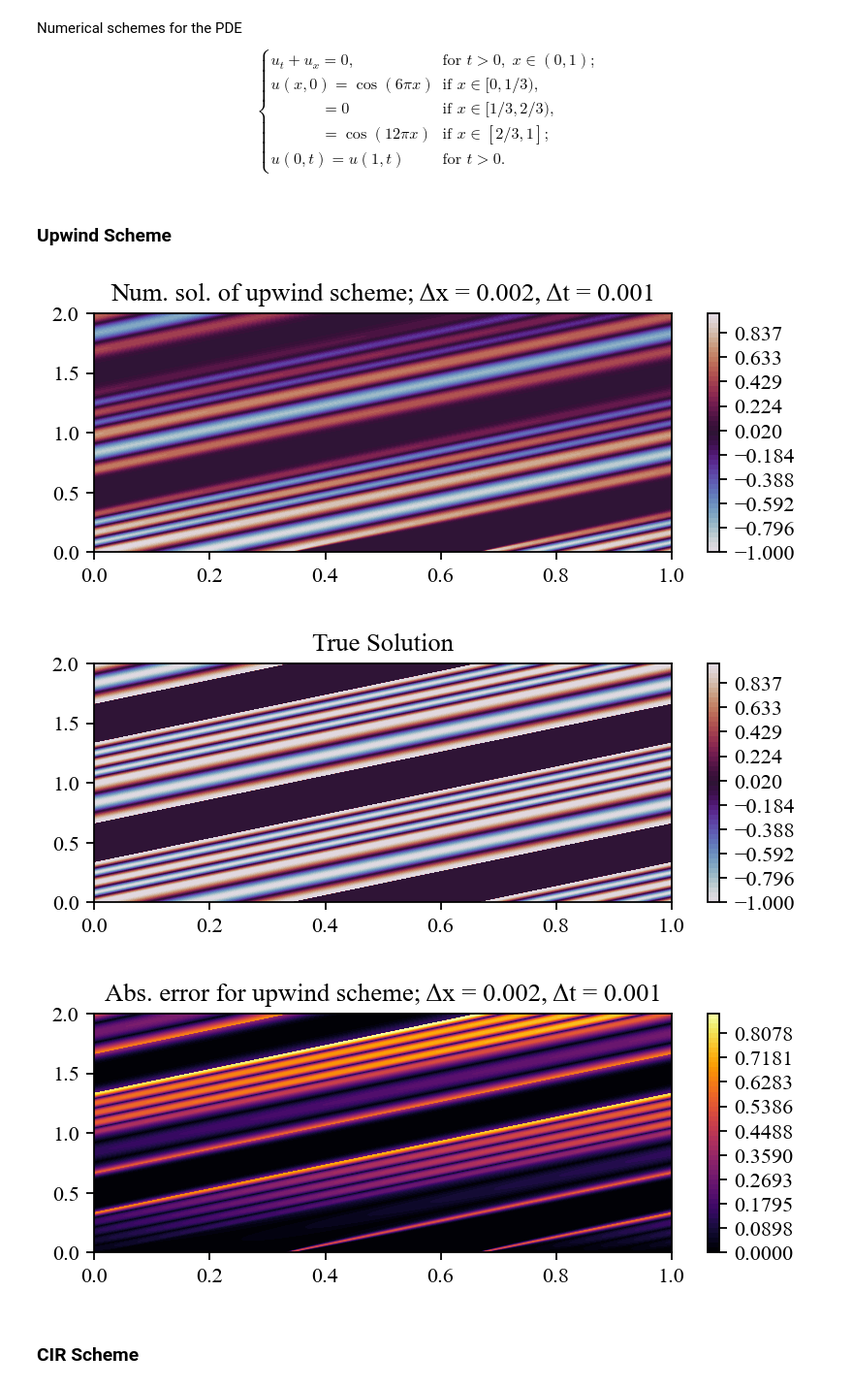
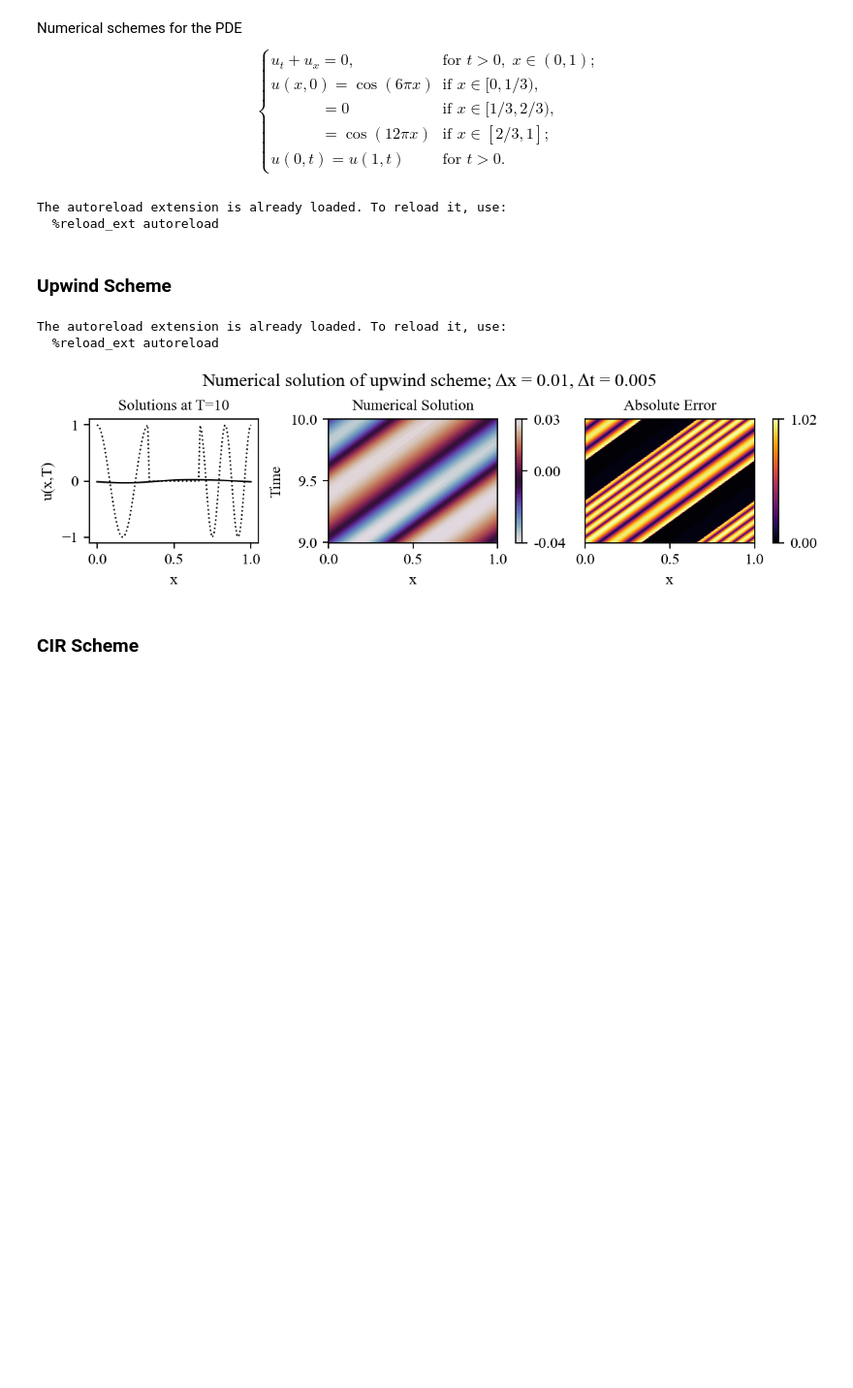
Before and after one commit to Brendan-Shrader/Intro-Numerical-Methods-for-PDEs, a Jupyter notebook: HW2/main.ipynb, the cells around one changed output. Shown at 97% size. Cells and saved outputs as stored; diff of their text form; code cells hidden in the pictures; blank space fills up the shorter version.

```diff
--- a/HW2/main.ipynb
+++ b/HW2/main.ipynb
@@ -8,9 +8,14 @@ $$\begin{cases}
     u(0,t) = u(1,t) & \text{for } t > 0.
 \end{cases}$$
 # %%
+%load_ext autoreload
+%autoreload 2
+
+%matplotlib ipympl
 import numpy as np
 import matplotlib.pyplot as plt
 from matplotlib import colormaps
+import matplotlib.animation as animation
 import schemes
 import aux_funcs
 import plotting
@@ -50,7 +55,7 @@ class PDEClass:
         match method:
             case 'upwind':
                 solutionMatrix = schemes.solveUpwind(self)
-            case 'LF':
+            case 'LaxFriedrichs':
                 solutionMatrix = schemes.solveLaxFriedrichs(self)
             case 'CIR':
                 solutionMatrix = schemes.solveCIRoptimized(self)
@@ -60,31 +65,40 @@ class PDEClass:
                 solutionMatrix = schemes.solveMacCormack(self)
             case 'CIR-BFECC':
                 solutionMatrix = schemes.solveCIRBFECCoptimized(self)
+            case 'ImplicitLaxWendroff':
+                solutionMatrix = schemes.solveImplicitLaxWendroff(self)
 
         self.solutionMatrix = solutionMatrix
 
         return solutionMatrix
+# %% [output]
+The autoreload extension is already loaded. To reload it, use:
+  %reload_ext autoreload
 # %% [markdown]
 ### Upwind Scheme
 # %%
 # Requires CFL Condition
-dt = 0.001
-dx = 0.002
-tmax = 2
+dt = 0.005
+dx = 0.01
+tmax = 10
 
 upwindScheme = PDEClass(dt, dx, tmax, aux_funcs.initialCondition)
 upwindSchemeSol = upwindScheme.solve('upwind')
 # %%
-plotMinT = 0
+%load_ext autoreload
+%autoreload 2
+
+plotMinT = tmax - 1
 plotMaxT = tmax
 
-plotting.plotNumericalSolution(upwindScheme, plotMinT, plotMaxT)
-plotting.plotTrueSolution(upwindScheme, plotMinT, plotMaxT)
-plotting.plotAbsoluteError(upwindScheme, plotMinT, plotMaxT)
+#plotting.plotNumericalSolution(upwindScheme, plotMinT, plotMaxT)
+#plotting.plotTrueSolution(upwindScheme, plotMinT, plotMaxT)
+#plotting.plotAbsoluteError(upwindScheme, plotMinT, plotMaxT)
+plotting.plotEverything(upwindScheme, plotMinT, plotMaxT)
 # %% [output]
+The autoreload extension is already loaded. To reload it, use:
+  %reload_ext autoreload
-[figure, old version]
+[figure, new version]
-[figure, removed]
-[figure, removed]
 # %% [markdown]
 ### CIR Scheme
 # %%
```
Also changed, not shown: parts of 14 cells of this notebook, 31 other files.
